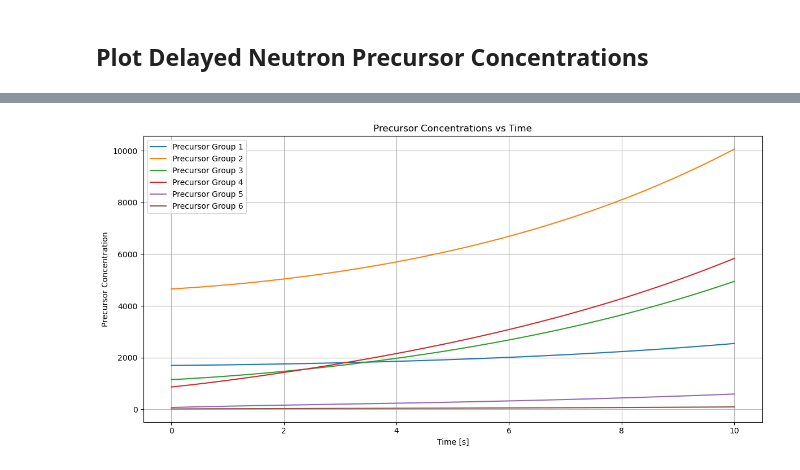
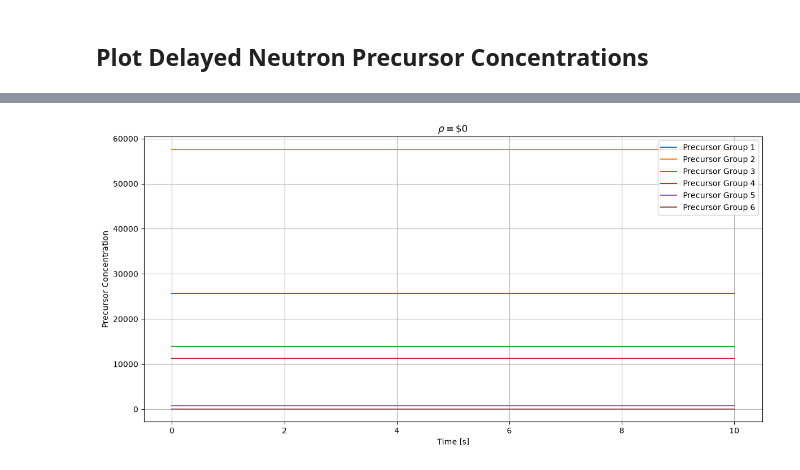
Before and after one commit to jbbpontes/NUCE403-Homeworks, a Jupyter notebook: PKE_HW5.ipynb, the cells around one changed output, grey strips where cells are left out. Drawn from its saved outputs; the diff is of its cells as text; code cells hidden in the pictures.

```diff
--- a/PKE_HW5.ipynb
+++ b/PKE_HW5.ipynb
@@ -22,0 +81,5 @@ The point kinetics equations are defined as a system of ODEs to be solved by `so
+# %%
+rhos = beta_total*np.array([-0.9, -0.01, 0, 0.01, 0.9])
+# %%
+t = np.logspace(-4, 2.5, 500)  # time array
+#t = np.linspace(0, 50e-3, 100)  # time array
@@ -57,2 +194,15 @@ plt.show()
 # %% [markdown]
 ## Plot Delayed Neutron Precursor Concentrations
+# %%
+plt.figure(figsize=(12, 6))
+for i in range(6):
+    plt.plot(sol0.t, sol0.y[i + 1]/ sol0.y[i + 1][0], label=f'Precursor Group {i + 1}')
+plt.xlabel('Time [s]')
+plt.ylabel('Normalized Precursor Concentration')
+plt.title(r'$\rho=-\$0.9$')
+plt.grid(True)
+#plt.xscale('log')
+#plt.yscale('log')
+plt.legend()
+plt.tight_layout()
+plt.show()
@@ -58,0 +211,12 @@ plt.show()
+# %%
+plt.figure(figsize=(12, 6))
+for i in range(6):
+    plt.plot(sol1.t, sol1.y[i + 1]/ sol1.y[i + 1][0], label=f'Precursor Group {i + 1}')
+plt.xlabel('Time [s]')
+plt.ylabel('Normalized Precursor Concentration')
+plt.title(r'$\rho=-\$0.01$')
+plt.grid(True)
+#plt.xscale('log')
+plt.legend()
+plt.tight_layout()
+plt.show()
@@ -59,13 +225,13 @@ plt.show()
 # %%
 plt.figure(figsize=(12, 6))
 for i in range(6):
-    plt.plot(sol.t, sol.y[i + 1], label=f'Precursor Group {i + 1}')
+    plt.plot(sol2.t, sol2.y[i + 1], label=f'Precursor Group {i + 1}')
 plt.xlabel('Time [s]')
 plt.ylabel('Precursor Concentration')
-plt.title('Precursor Concentrations vs Time')
+plt.title(r'$\rho=\$0$')
 plt.grid(True)
 plt.legend()
 plt.tight_layout()
 plt.show()
 # %% [output]
-[figure, old version]
+[figure, new version]
```
Also changed, not shown: parts of 27 cells of this notebook.
